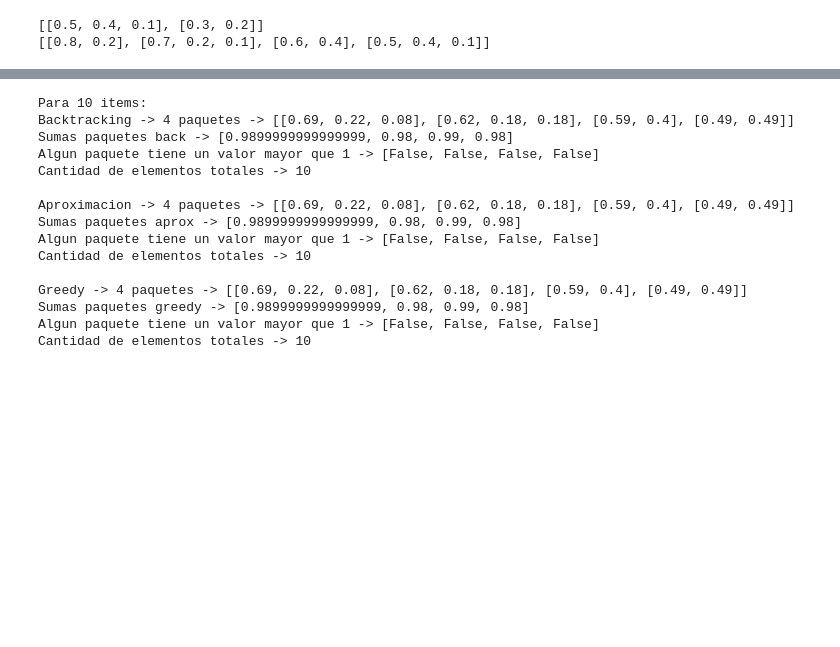
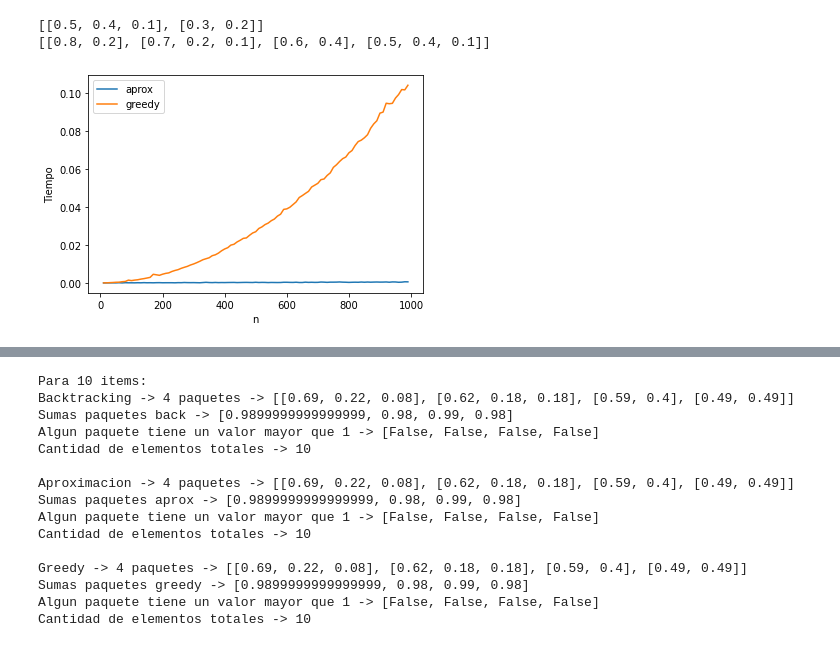
Before and after one commit to joaqogomez/75.29-TDA1, a Jupyter notebook: Tp2/Tda-TP2.ipynb, the cells around one changed output, grey strips where cells are left out. Saved outputs shown, nothing was run; the diff lists cells and outputs as text; code cells hidden in the pictures; blank space fills up the shorter version.

```diff
--- a/Tp2/Tda-TP2.ipynb
+++ b/Tp2/Tda-TP2.ipynb
@@ -163,7 +171,7 @@ def empaquetar_greedy(items):
         agregado = False
         for i in range(len(paquetes)):
             # si el item entra en el paquete
-            if round(sum(paquetes[i]) + item, 3) <= 1:
+            if round(sum(paquetes[i]) + item, 4) <= 1:
                 paquetes[i].append(item)
                 agregado = True
                 break
@@ -183,6 +194,28 @@ print(empaquetar_greedy(items))
 # %% [output]
 [[0.5, 0.4, 0.1], [0.3, 0.2]]
 [[0.8, 0.2], [0.7, 0.2, 0.1], [0.6, 0.4], [0.5, 0.4, 0.1]]
+# %%
+tiempos_aprox = {}
+tiempos_greedy = {}
+
+for i in range(10, 1000, 10):
+    todos_aprox = []
+    todos_greedy = []
+    for _ in range(50):
+        items = generador_items(i)
+        todos_aprox.append(calcular_tiempo(items, empaquetar_aprox))
+        todos_greedy.append(calcular_tiempo(items, empaquetar_greedy))
+    tiempos_aprox[i] = sum(todos_aprox) / len(todos_aprox)
+    tiempos_greedy[i] = sum(todos_greedy) / len(todos_greedy)
+# %%
+plt.plot(tiempos_aprox.keys(), tiempos_aprox.values(), label="aprox")
+plt.plot(tiempos_greedy.keys(), tiempos_greedy.values(), label="greedy")
+plt.xlabel('n')
+plt.ylabel('Tiempo')
+plt.legend()
+plt.show()
+# %% [output]
+[figure, added]
 # %%
 items1 = generador_items(5)
 items2 = generador_items(10)
```
Also changed, not shown: parts of 11 cells of this notebook.
